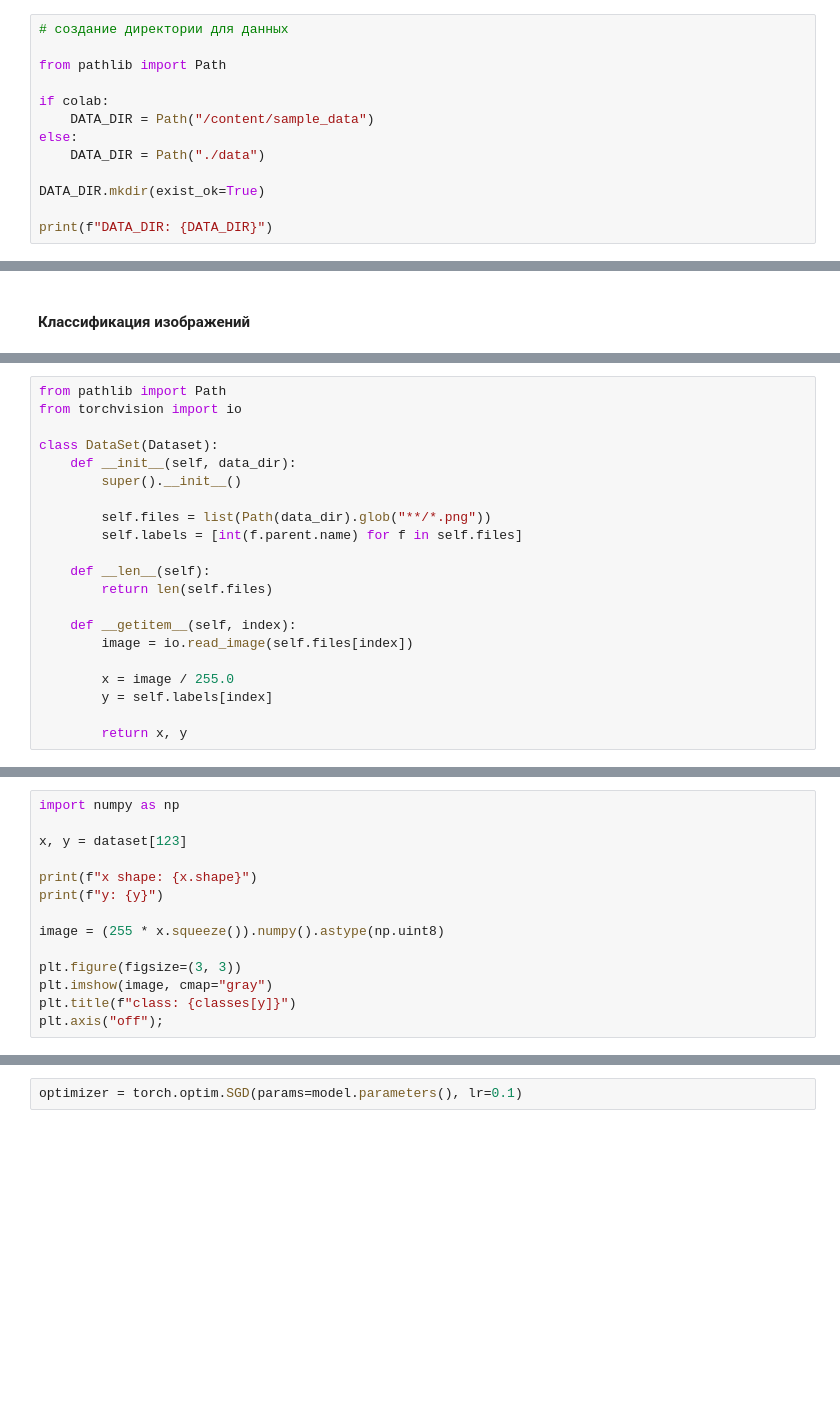
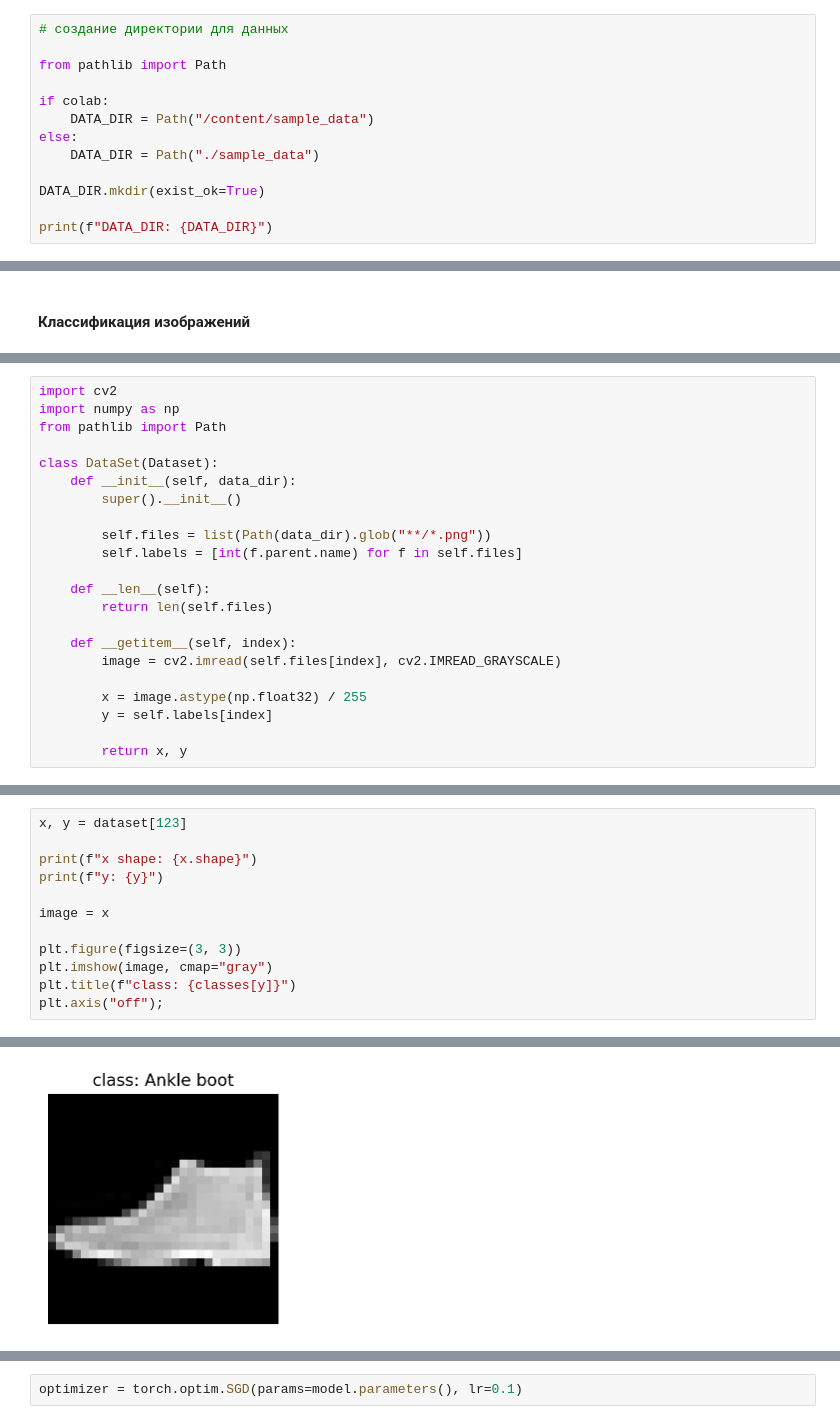
Before and after one commit to alextanch/computer-vision, a Jupyter notebook: notebooks/notebook_01.ipynb, the cells around one changed output, grey strips where cells are left out. Cells and saved outputs as stored; diff of their text form; blank space fills up the shorter version.

```diff
--- a/notebooks/notebook_01.ipynb
+++ b/notebooks/notebook_01.ipynb
@@ -27,7 +29,7 @@ from pathlib import Path
 if colab:
     DATA_DIR = Path("/content/sample_data")
 else:
-    DATA_DIR = Path("./data")
+    DATA_DIR = Path("./sample_data")
 
 DATA_DIR.mkdir(exist_ok=True)
 
@@ -460,6 +528,7 @@ classes = [
 # %%
+import cv2
+import numpy as np
 from pathlib import Path
-from torchvision import io
 
 class DataSet(Dataset):
     def __init__(self, data_dir):
@@ -472,9 +541,9 @@ class DataSet(Dataset):
         return len(self.files)
 
     def __getitem__(self, index):
-        image = io.read_image(self.files[index])
+        image = cv2.imread(self.files[index], cv2.IMREAD_GRAYSCALE)
 
-        x = image / 255.0
+        x = image.astype(np.float32) / 255
         y = self.labels[index]
 
         return x, y
@@ -487,14 +559,13 @@ print(f"test_dataset size: {len(test_dataset)}")
 # %%
-import numpy as np
-
 x, y = dataset[123]
 
 print(f"x shape: {x.shape}")
 print(f"y: {y}")
 
-image = (255 * x.squeeze()).numpy().astype(np.uint8)
+image = x
 
 plt.figure(figsize=(3, 3))
 plt.imshow(image, cmap="gray")
 plt.title(f"class: {classes[y]}")
 plt.axis("off");
+# %% [output]
@@ -501,3 +574,4 @@ plt.axis("off");
+[figure, added]
 # %%
 train_dataset, valid_dataset = random_split(
     dataset,
```
Also changed, not shown: parts of 47 cells of this notebook, 5 other files.
